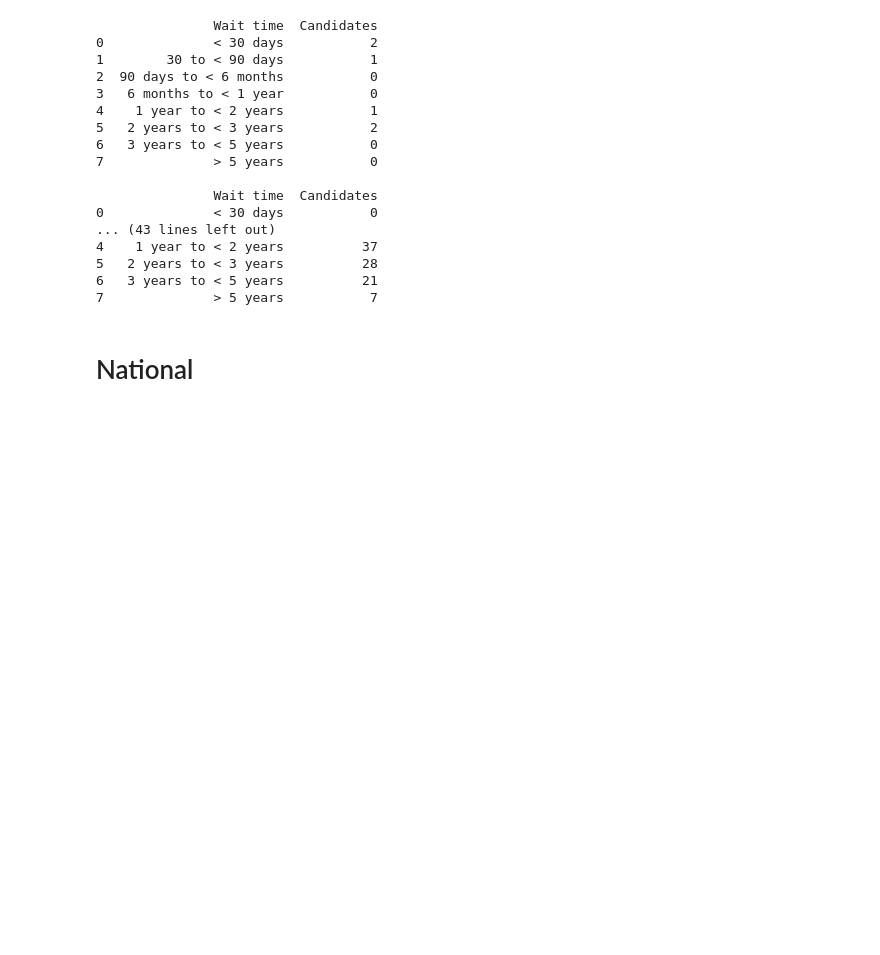
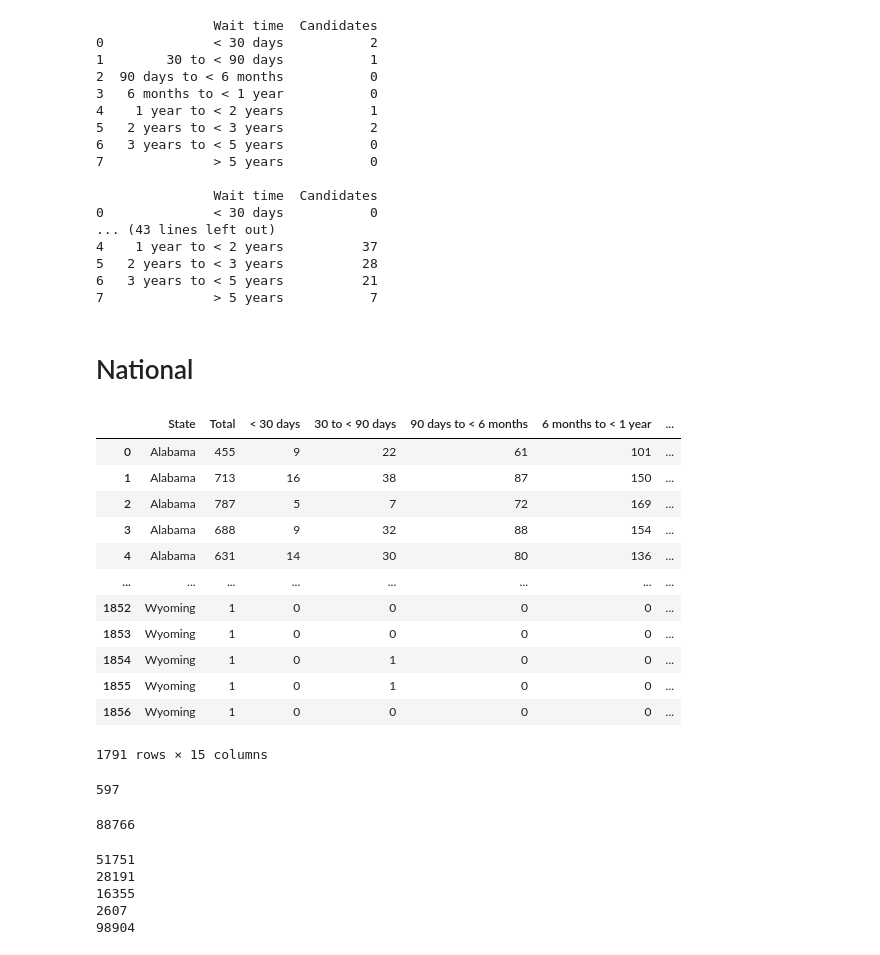
Before and after one commit to ASPigman/Project_1, a Jupyter notebook: KidneyTransplantMain.ipynb, the cells around one changed output. Saved outputs shown, nothing was run; the diff lists cells and outputs as text; code cells hidden in the pictures; blank space fills up the shorter version.

Commit message:
addtl code for national analysis

```diff
--- a/KidneyTransplantMain.ipynb
+++ b/KidneyTransplantMain.ipynb
@@ -383,11 +379,10 @@ ok_ethnicity_totals
 # p-value = 0.05
 # Reset index to ethnicity
 
-#ok_ethnicity_totals["Expected"] = 0
-#ok_ethnicity_totals["Expected"].astype(float)
-#ok_ethnicity_totals["Expected"] = 85.285714285714285714285714285714
+ok_ethnicity_totals["Expected"] = 85.285714285714285714285714285714
+pd.set_option('display.precision', 30)
+ok_ethnicity_totals.set_index("Ethnicity")
 
-#ok_ethnicity_totals.set_index("Ethnicity")
 
 #critical_value = stats.chi2.ppf(q = 0.95, df = 6)
 #print(critical_value)
@@ -730,6 +735,62 @@ print("")
 7              > 5 years           7
 # %% [markdown]
 # National
+# %%
+# New dataframe that includes the category data but excludes 'All states' rows so groupby function can be performed by unique
+#  values in the 'State' column in order to work with the categories for all states individually
+
+natl_df = kidney_data.loc[kidney_data["State"] != "All states"]
+natl_df = natl_df.loc[kidney_data["State"] != "State unassigned"]
+natl_df
+# %% [output]
+|  | State | Total | < 30 days | 30 to < 90 days | 90 days to < 6 months | 6 months to < 1 year | ... |
+| 0 | Alabama | 455 | 9 | 22 | 61 | 101 | ... |
+| 1 | Alabama | 713 | 16 | 38 | 87 | 150 | ... |
+| 2 | Alabama | 787 | 5 | 7 | 72 | 169 | ... |
+| 3 | Alabama | 688 | 9 | 32 | 88 | 154 | ... |
+| 4 | Alabama | 631 | 14 | 30 | 80 | 136 | ... |
+| ... | ... | ... | ... | ... | ... | ... | ... |
+| 1852 | Wyoming | 1 | 0 | 0 | 0 | 0 | ... |
+| 1853 | Wyoming | 1 | 0 | 0 | 0 | 0 | ... |
+| 1854 | Wyoming | 1 | 0 | 1 | 0 | 0 | ... |
+| 1855 | Wyoming | 1 | 0 | 1 | 0 | 0 | ... |
+| 1856 | Wyoming | 1 | 0 | 0 | 0 | 0 | ... |
+1791 rows × 15 columns
+# %%
+# Testing the dataframe for accuracy by counting Oklahoma total to compare to our value found earlier in the analysis.
+
+ok_test = natl_df.loc[natl_df["State"] == "Oklahoma"]
+ok_male_totals = ok_test.loc[ok_totals1["Sex"] == "Male"]["Total"].values[0]
+ok_female_totals = ok_test.loc[ok_totals1["Sex"] == "Female"]["Total"].values[0]
+ok_test = ok_male_totals + ok_female_totals
+ok_test
+# %% [output]
+597
+# %%
+# Total candidates nationwide
+
+nat_totals = state_totals["Total"].sum()
+
+nat_totals
+# %% [output]
+88766
+# %%
+nat_blood_type_O = natl_df.loc[natl_df["Blood type"] == "O"]["Total"].sum()
+nat_blood_type_A = natl_df.loc[natl_df["Blood type"] == "A"]["Total"].sum()
+nat_blood_type_B = natl_df.loc[natl_df["Blood type"] == "B"]["Total"].sum()
+nat_blood_type_AB = natl_df.loc[natl_df["Blood type"] == "AB"]["Total"].sum()
+total_blood_types = nat_blood_type_O + nat_blood_type_A + nat_blood_type_B + nat_blood_type_AB
+print(nat_blood_type_O)
+print(nat_blood_type_A)
+print(nat_blood_type_B)
+print(nat_blood_type_AB)
+print(total_blood_types)
+# %% [output]
+51751
+28191
+16355
+2607
+98904
 # %%
 #Print State Totals
 
```
Also changed, not shown: parts of 2 cells of this notebook.
